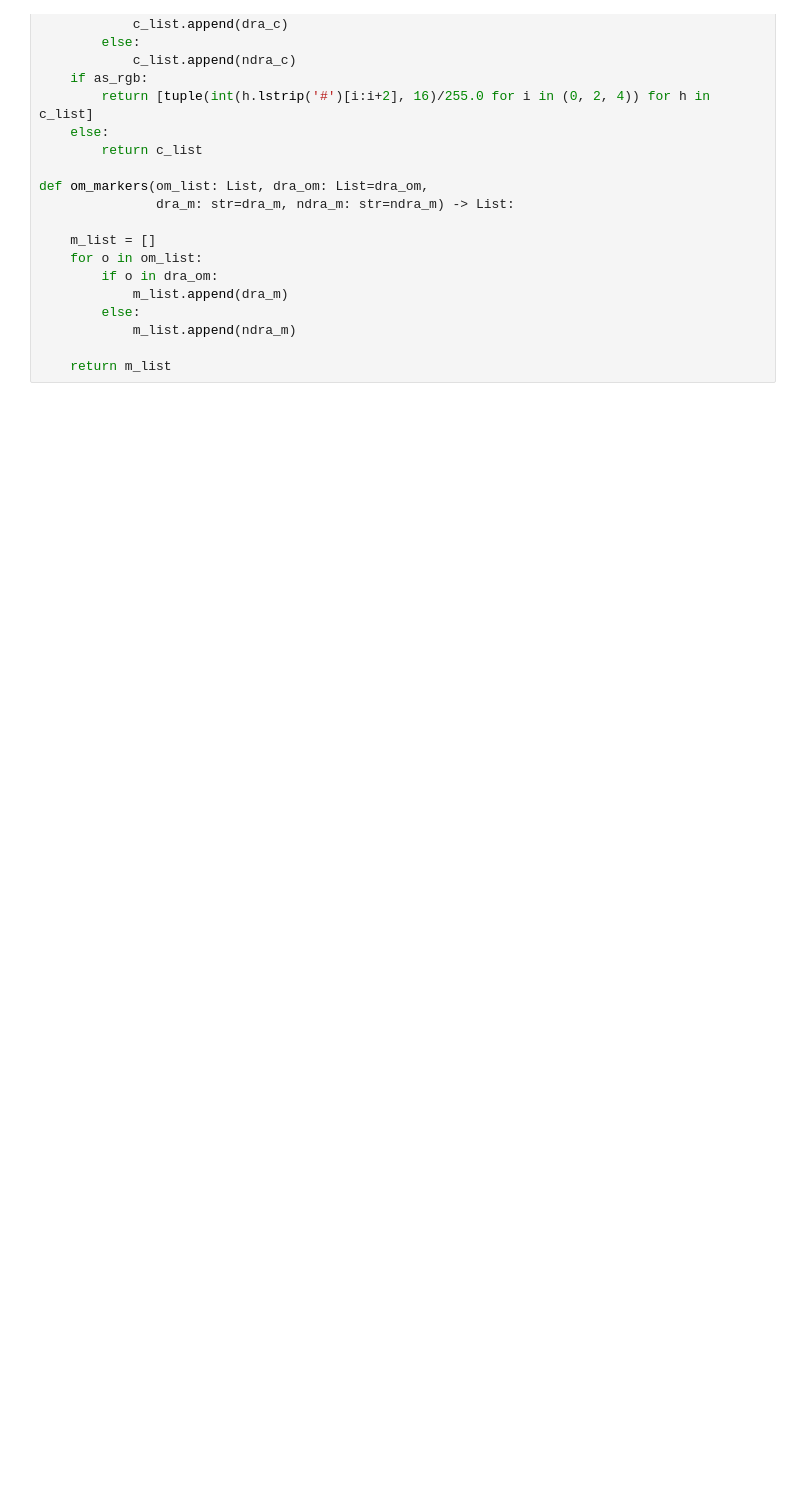
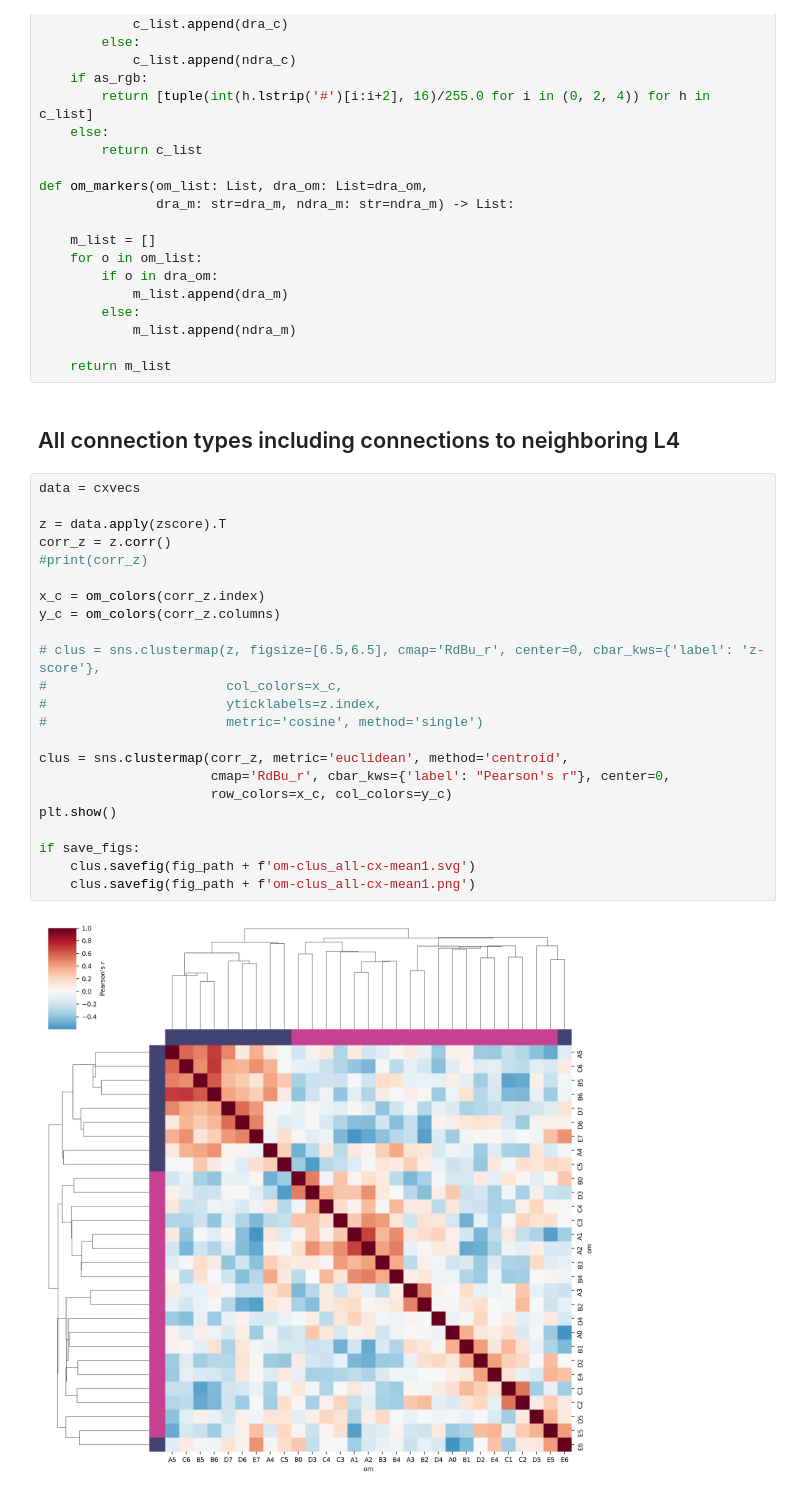
Before and after one commit to nicholasjchua/cx-analysis, a Jupyter notebook: notebooks/om_clustering.ipynb, the cells around one changed output. Saved outputs shown, nothing was run; the diff lists cells and outputs as text; blank space fills up the shorter version.

```diff
--- a/notebooks/om_clustering.ipynb
+++ b/notebooks/om_clustering.ipynb
@@ -79,3 +98,30 @@ def om_markers(om_list: List, dra_om: List=dra_om,
             m_list.append(ndra_m)
 
     return m_list
+# %% [markdown]
+## All connection types including connections to neighboring L4
+# %%
+data = cxvecs
+
+z = data.apply(zscore).T
+corr_z = z.corr()
+#print(corr_z)
+
+x_c = om_colors(corr_z.index)
+y_c = om_colors(corr_z.columns)
+
+# clus = sns.clustermap(z, figsize=[6.5,6.5], cmap='RdBu_r', center=0, cbar_kws={'label': 'z-score'},
+#                       col_colors=x_c,
+#                       yticklabels=z.index,
+#                       metric='cosine', method='single')
+
+clus = sns.clustermap(corr_z, metric='euclidean', method='centroid',
+                      cmap='RdBu_r', cbar_kws={'label': "Pearson's r"}, center=0,
+                      row_colors=x_c, col_colors=y_c)
+plt.show()
+
+if save_figs:
+    clus.savefig(fig_path + f'om-clus_all-cx-mean1.svg')
+    clus.savefig(fig_path + f'om-clus_all-cx-mean1.png')
+# %% [output]
+[figure, added]
```
Also changed, not shown: parts of 15 cells of this notebook, 5 other files.
